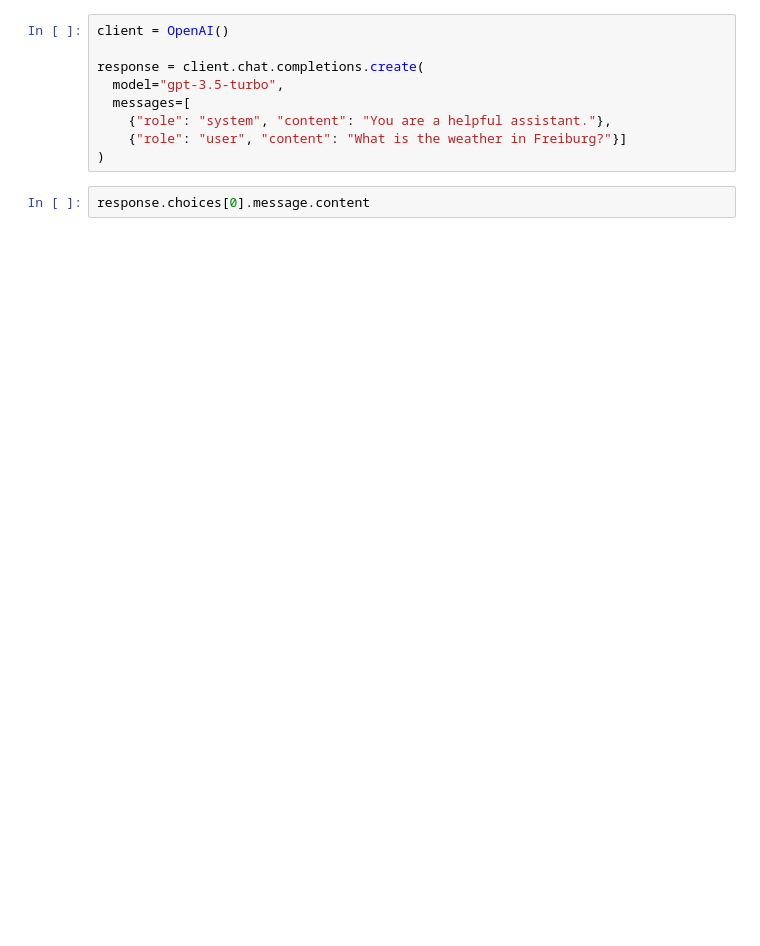
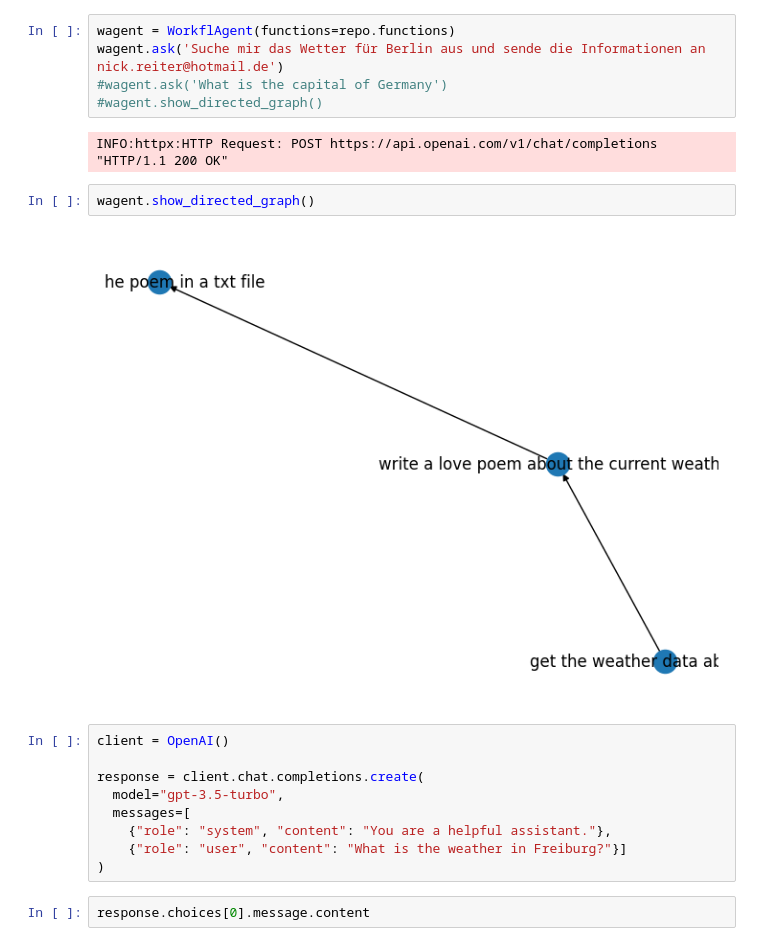
Before and after one commit to nickreiter98/agentic-process-automation, a Jupyter notebook: app.ipynb, the cells around one changed output. Cells and saved outputs as stored; diff of their text form; blank space fills up the shorter version.

```diff
--- a/app.ipynb
+++ b/app.ipynb
@@ -19,3 +58,14 @@ response = agent.ask('What is the weather in Freiburg?')
+# %%
+wagent = WorkflAgent(functions=repo.functions)
+wagent.ask('Suche mir das Wetter für Berlin aus und sende die Informationen an nick.reiter@hotmail.de')
+#wagent.ask('What is the capital of Germany')
+#wagent.show_directed_graph()
+# %% [output]
+INFO:httpx:HTTP Request: POST https://api.openai.com/v1/chat/completions "HTTP/1.1 200 OK"
+# %%
+wagent.show_directed_graph()
+# %% [output]
+[figure, added]
 # %%
 client = OpenAI()
 
```
Also changed, not shown: parts of 20 cells of this notebook, 3 other files.
